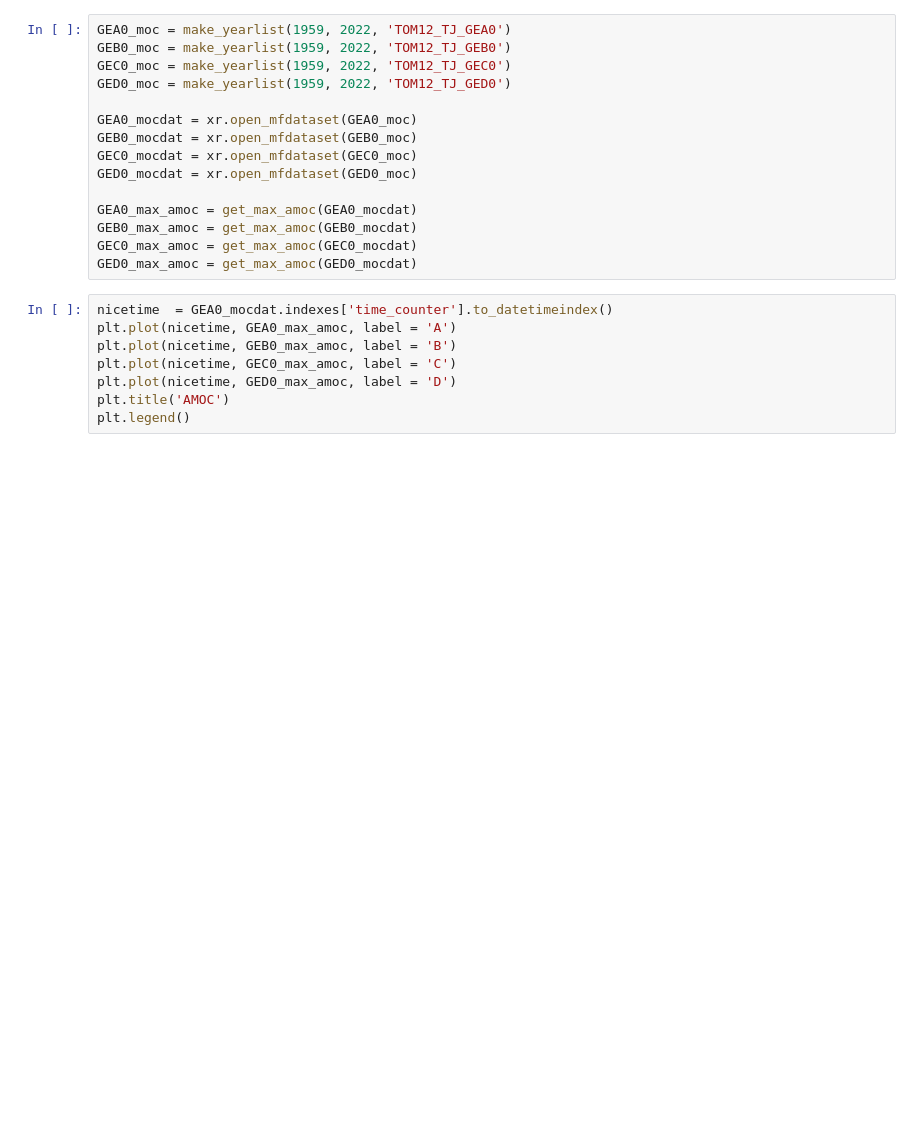
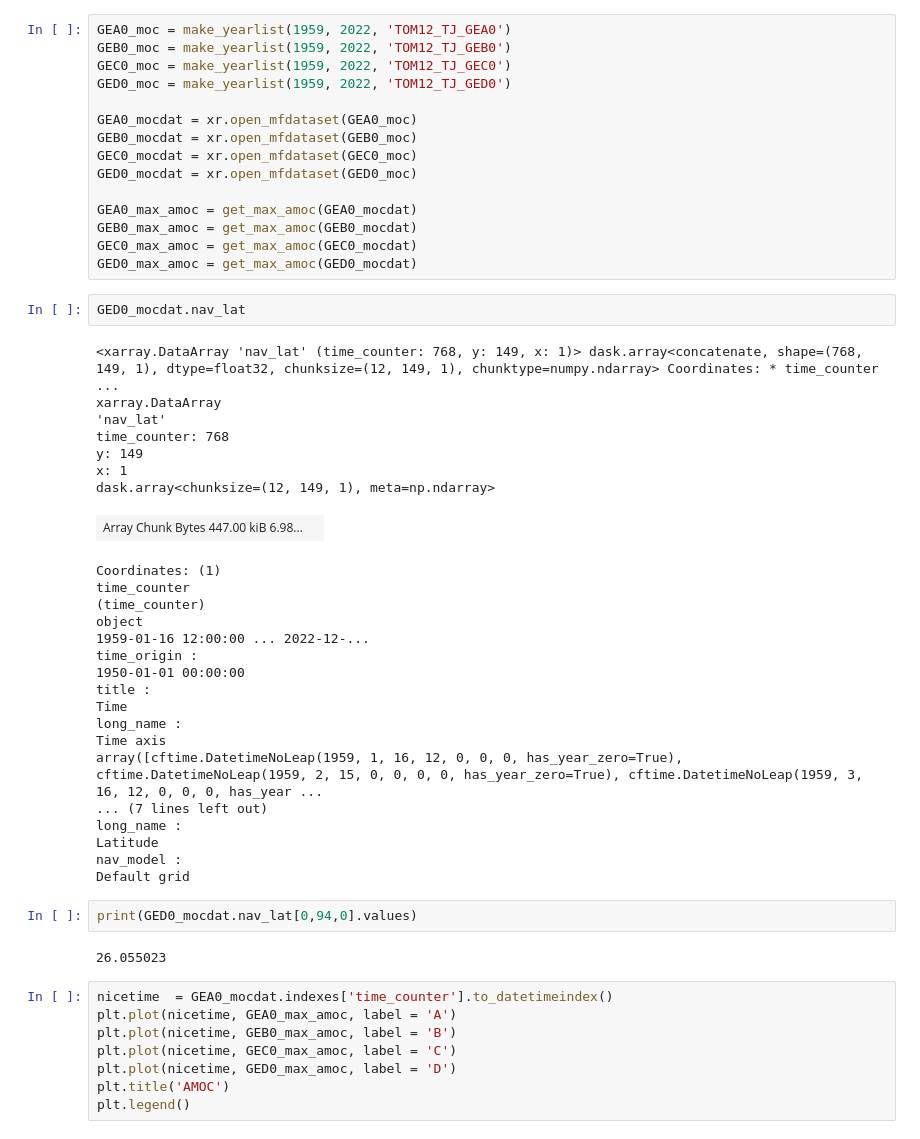
Before and after one commit to tjarnikova/GCB2023, a Jupyter notebook: scripts/makeAMOC.ipynb, the cells around one changed output. Saved outputs shown, nothing was run; the diff lists cells and outputs as text; blank space fills up the shorter version.

Commit message:
large model commit

```diff
--- a/scripts/makeAMOC.ipynb
+++ b/scripts/makeAMOC.ipynb
@@ -128,6 +136,38 @@ GEA0_max_amoc = get_max_amoc(GEA0_mocdat)
 GEB0_max_amoc = get_max_amoc(GEB0_mocdat)
 GEC0_max_amoc = get_max_amoc(GEC0_mocdat)
 GED0_max_amoc = get_max_amoc(GED0_mocdat)
+# %%
+GED0_mocdat.nav_lat
+# %% [output]
+<xarray.DataArray 'nav_lat' (time_counter: 768, y: 149, x: 1)> dask.array<concatenate, shape=(768, 149, 1), dtype=float32, chunksize=(12, 149, 1), chunktype=numpy.ndarray> Coordinates: * time_counter  ...
+xarray.DataArray
+'nav_lat'
+time_counter: 768
+y: 149
+x: 1
+dask.array<chunksize=(12, 149, 1), meta=np.ndarray>
+| Array Chunk Bytes 447.00 kiB 6.98... |  |
+Coordinates: (1)
+time_counter
+(time_counter)
+object
+1959-01-16 12:00:00 ... 2022-12-...
+time_origin :
+1950-01-01 00:00:00
+title :
+Time
+long_name :
+Time axis
+array([cftime.DatetimeNoLeap(1959, 1, 16, 12, 0, 0, 0, has_year_zero=True), cftime.DatetimeNoLeap(1959, 2, 15, 0, 0, 0, 0, has_year_zero=True), cftime.DatetimeNoLeap(1959, 3, 16, 12, 0, 0, 0, has_year ...
+... (7 lines left out)
+long_name :
+Latitude
+nav_model :
+Default grid
+# %%
+print(GED0_mocdat.nav_lat[0,94,0].values)
+# %% [output]
+26.055023
 # %%
 nicetime  = GEA0_mocdat.indexes['time_counter'].to_datetimeindex()
 plt.plot(nicetime, GEA0_max_amoc, label = 'A')
```
Also changed, not shown: parts of 11 cells of this notebook, 4 other files.
